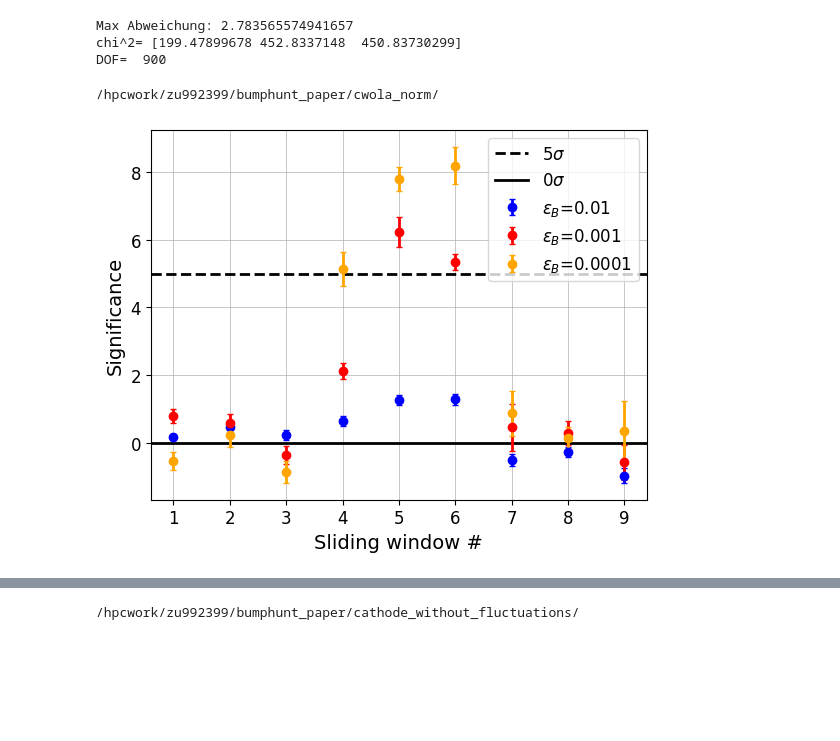
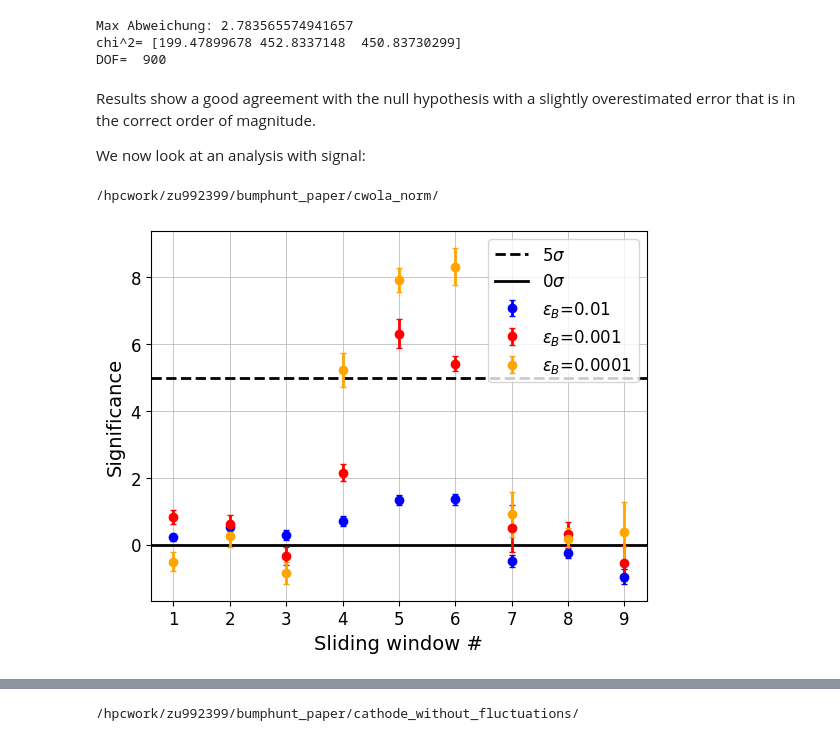
Before and after one commit to mariehein/bumphunt_paper, a Jupyter notebook: bumphunt_plotting.ipynb, the cells around one changed output, grey strips where cells are left out. Drawn from its saved outputs; the diff is of its cells as text; code cells hidden in the pictures; blank space fills up the shorter version.

Commit message:
Plotting notebook cleaned up and commented

```diff
--- a/bumphunt_plotting.ipynb
+++ b/bumphunt_plotting.ipynb
@@ -121,9 +140,10 @@ def plotting(rel_results, true_results, name):
 # %%
 folder = general_directory+"cwola_without/"
 results, rel_results, true_results, rel_error = bump_hunt(folder, True)
+cwola_error = np.mean(rel_error,axis=(1,2))
 results, rel_results, true_results, rel_error = bump_hunt(folder, True, err=np.mean(rel_error,axis=(1,2)))
 plotting(rel_results, true_results, "cwola_without")
-print(np.mean(rel_error,axis=(1,2)))
+print("alpha =",cwola_error)
 # %% [output]
 /hpcwork/zu992399/bumphunt_paper/cwola_without/
 /hpcwork/zu992399/bumphunt_paper/cwola_without/
@@ -146,10 +168,14 @@ print("DOF= ",N_data)
 Max Abweichung: 2.783565574941657
 chi^2= [199.47899678 452.8337148  450.83730299]
 DOF=  900
+# %% [markdown]
+Results show a good agreement with the null hypothesis with a slightly overestimated error that is in the correct order of magnitude.
+
+We now look at an analysis with signal:
 # %%
 folder = general_directory+"cwola_norm/"
-results, rel_results, true_results, rel_error = bump_hunt(folder, True, err=np.mean(rel_error,axis=(1,2)))
+results, rel_results, true_results, rel_error = bump_hunt(folder, True, err=cwola_error)
 plotting(rel_results, true_results, "cwola_norm")
 # %% [output]
 /hpcwork/zu992399/bumphunt_paper/cwola_norm/
-[figure, old version]
+[figure, new version]
```
Also changed, not shown: parts of 14 cells of this notebook.
